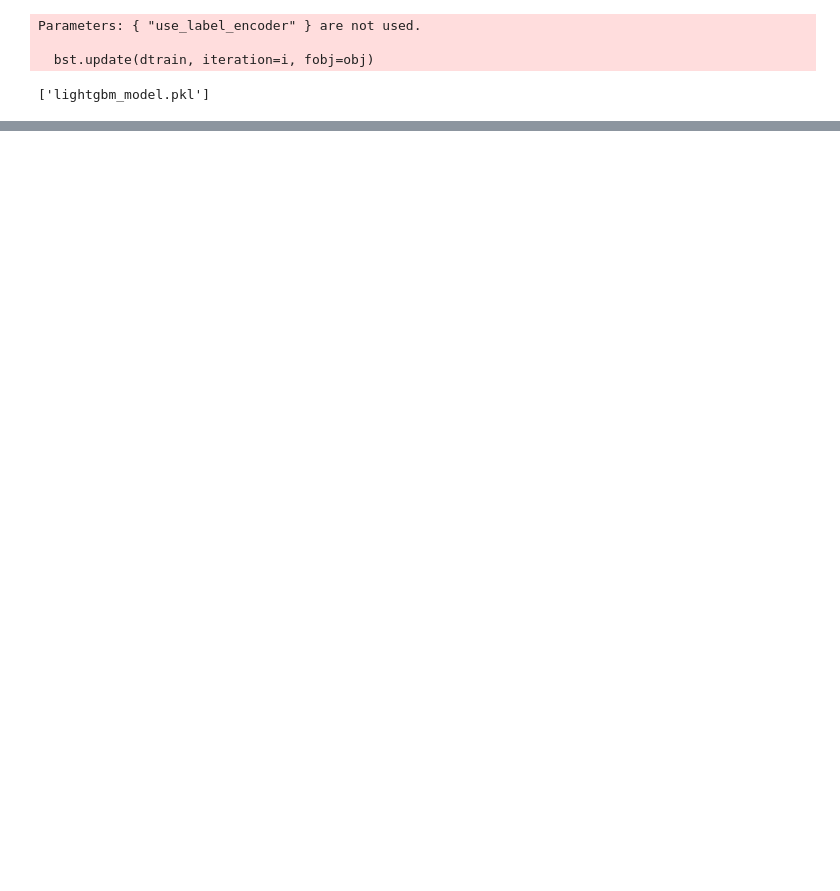
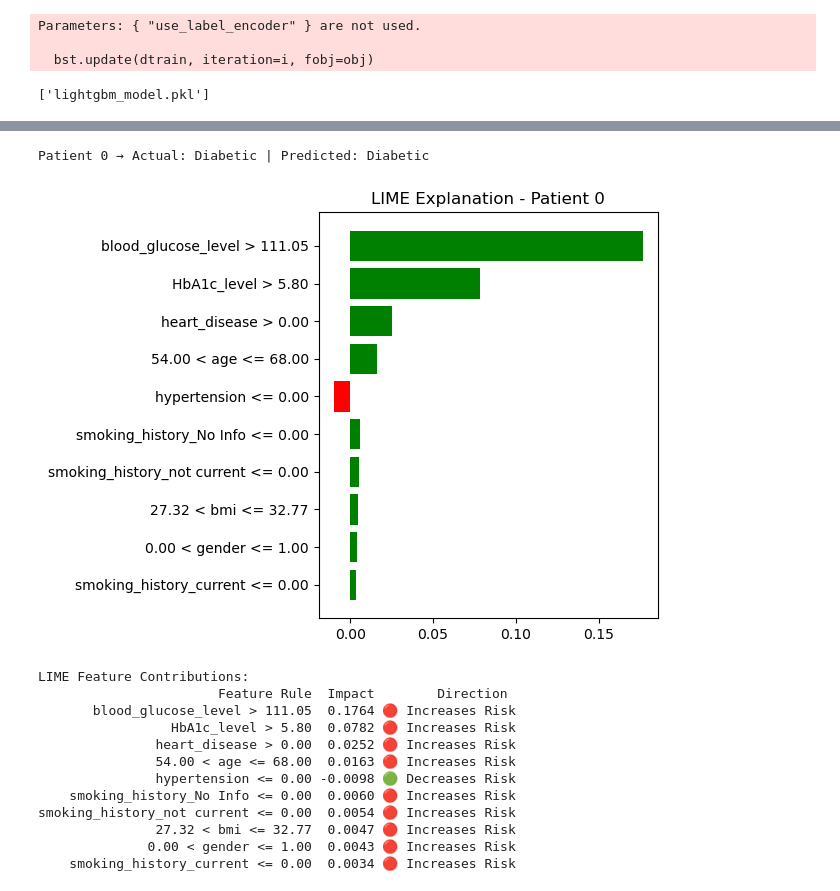
Before and after one commit to siddharth587/multi-model-diabetes-prediction-system, a Jupyter notebook: model.ipynb, the cells around one changed output, grey strips where cells are left out. Cells and saved outputs as stored; diff of their text form; code cells hidden in the pictures; blank space fills up the shorter version.

Commit message:
Added some more Explainable Feature using LIME

```diff
--- a/model.ipynb
+++ b/model.ipynb
@@ -728,0 +729,69 @@ Actual: 1 | Predicted: 1
+# %%
+import lime
+from lime.lime_tabular import LimeTabularExplainer
+
+def get_background_data(X_train, n_samples=500):
+    """
+    Generates a realistic background dataset for LIME.
+    Constrains clinical ranges to the healthy population baseline
+    while preserving the categorical representations (e.g., one-hot encodings).
+    """
+    # Sample from the training data directly to preserve realistic joint distributions
+    bg = X_train.sample(n=n_samples, replace=True, random_state=42).copy()
+
+    # Constrain continuous markers to non-diabetic/healthy ranges
+    bg['blood_glucose_level'] = np.random.uniform(70, 125, size=n_samples)
+    bg['HbA1c_level'] = np.random.uniform(4.0, 6.4, size=n_samples)
+
+    # Smoking and other one-hot categorical columns are left unchanged
+    return bg
+
+# Initialize the explainer using the constrained background dataset
+explainer_lime = LimeTabularExplainer(
+    training_data=get_background_data(X_train).values,
+    feature_names=X_train.columns.tolist(),
+    class_names=['Non-Diabetic', 'Diabetic'],
+    mode='classification',
+    random_state=42
+)
+
+# Run and display the LIME instance explanation
+i = 0
+lime_exp = explainer_lime.explain_instance(
+    X_test.iloc[i].values,
+    lgbm_model.predict_proba,
+    num_features=10
+)
+
+print(f"Patient {i} → Actual: {'Diabetic' if Y_test.iloc[i]==1 else 'Non-Diabetic'} "
+      f"| Predicted: {'Diabetic' if lgbm_model.predict(X_test)[i]==1 else 'Non-Diabetic'}")
+
+import matplotlib.pyplot as plt
+import pandas as pd
+
+lime_exp.as_pyplot_figure()
+plt.title(f"LIME Explanation - Patient {i}")
+plt.tight_layout()
+plt.show()
+
+lime_df = pd.DataFrame(lime_exp.as_list(), columns=['Feature Rule', 'Impact'])
+lime_df['Direction'] = lime_df['Impact'].apply(lambda x: '🔴 Increases Risk' if x > 0 else '🟢 Decreases Risk')
+lime_df['Impact'] = lime_df['Impact'].round(4)
+
+print("\nLIME Feature Contributions:")
+print(lime_df.to_string(index=False))
+# %% [output]
+Patient 0 → Actual: Diabetic | Predicted: Diabetic
+[figure, added]
+LIME Feature Contributions:
+                       Feature Rule  Impact        Direction
+       blood_glucose_level > 111.05  0.1764 🔴 Increases Risk
+                 HbA1c_level > 5.80  0.0782 🔴 Increases Risk
+               heart_disease > 0.00  0.0252 🔴 Increases Risk
+               54.00 < age <= 68.00  0.0163 🔴 Increases Risk
+               hypertension <= 0.00 -0.0098 🟢 Decreases Risk
+    smoking_history_No Info <= 0.00  0.0060 🔴 Increases Risk
+smoking_history_not current <= 0.00  0.0054 🔴 Increases Risk
+               27.32 < bmi <= 32.77  0.0047 🔴 Increases Risk
+              0.00 < gender <= 1.00  0.0043 🔴 Increases Risk
+    smoking_history_current <= 0.00  0.0034 🔴 Increases Risk
```
Also changed, not shown: parts of 25 cells of this notebook, 14 other files.
